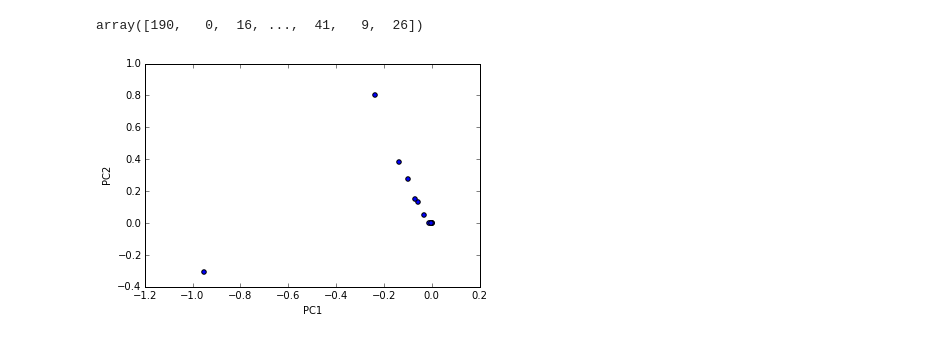
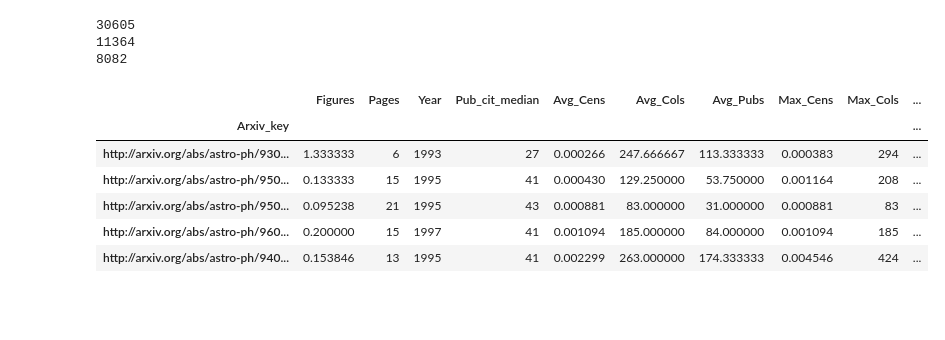
Before and after one commit to ahuja0007/team_citation, a Jupyter notebook: Inspire_analysis_sam.ipynb, the cells around one changed output. Cells and saved outputs as stored; diff of their text form; code cells hidden in the pictures; blank space fills up the shorter version.

```diff
--- a/Inspire_analysis_sam.ipynb
+++ b/Inspire_analysis_sam.ipynb
@@ -22,8 +27,23 @@ inspire_data.head()
 | http://arxiv.org/abs/astro-ph/950... | [u'van Kerkwijk, M. H.', u'Kulkar... | 23 | NaN | 6 | The Astrophysical Journal | [u'Spectroscopy of the White Dwar... | 1995 | 41 | 0.003102 | ... |
 # %%
 inspire_data['author_counts']=map(lambda x: len(x.strip('[]').split(','))*1.0/2,inspire_data['Author'])
-numeric_components=inspire_data[['Pages','Year','Pub_cit_median','Avg_Cens','Avg_Cols','Avg_Pubs','Max_Cens','Max_Cols','Max_Pubs','Min_Cens','Min_Cols','Min_Pubs','author_counts','Citation_count']]
+numeric_components=inspire_data[['Figures','Pages','Year','Pub_cit_median','Avg_Cens','Avg_Cols','Avg_Pubs','Max_Cens','Max_Cols','Max_Pubs','Min_Cens','Min_Cols','Min_Pubs','author_counts','Citation_count']]
+print len(numeric_components)
 numeric_components=numeric_components.dropna()
+print len(numeric_components)
+numeric_components['Figures']=numeric_components['Figures']*1.0/numeric_components['Pages']
+numeric_components=numeric_components[numeric_components['Pub_cit_median']>5]
 target=numeric_components['Citation_count']
+print len(numeric_components)
+numeric_components.head()
 # %% [output]
-array([190,   0,  16, ...,  41,   9,  26])
+30605
+11364
+8082
+|  | Figures | Pages | Year | Pub_cit_median | Avg_Cens | Avg_Cols | Avg_Pubs | Max_Cens | Max_Cols | ... |
+| Arxiv_key |  |  |  |  |  |  |  |  |  | ... |
+| http://arxiv.org/abs/astro-ph/930... | 1.333333 | 6 | 1993 | 27 | 0.000266 | 247.666667 | 113.333333 | 0.000383 | 294 | ... |
+| http://arxiv.org/abs/astro-ph/950... | 0.133333 | 15 | 1995 | 41 | 0.000430 | 129.250000 | 53.750000 | 0.001164 | 208 | ... |
+| http://arxiv.org/abs/astro-ph/950... | 0.095238 | 21 | 1995 | 43 | 0.000881 | 83.000000 | 31.000000 | 0.000881 | 83 | ... |
+| http://arxiv.org/abs/astro-ph/960... | 0.200000 | 15 | 1997 | 41 | 0.001094 | 185.000000 | 84.000000 | 0.001094 | 185 | ... |
+| http://arxiv.org/abs/astro-ph/940... | 0.153846 | 13 | 1995 | 41 | 0.002299 | 263.000000 | 174.333333 | 0.004546 | 424 | ... |
@@ -35,10 +49,0 @@ import numpy.linalg as lin
-# %%
-#print len(target)
-#V[:,0]
-len(numeric_components.values)
-plt.scatter(V[:,0],V[:,1])
-plt.xlabel('PC1')
-plt.ylabel('PC2')
-plt.show()
-# %% [output]
-[figure, removed]
```
Also changed, not shown: parts of 14 cells of this notebook.
